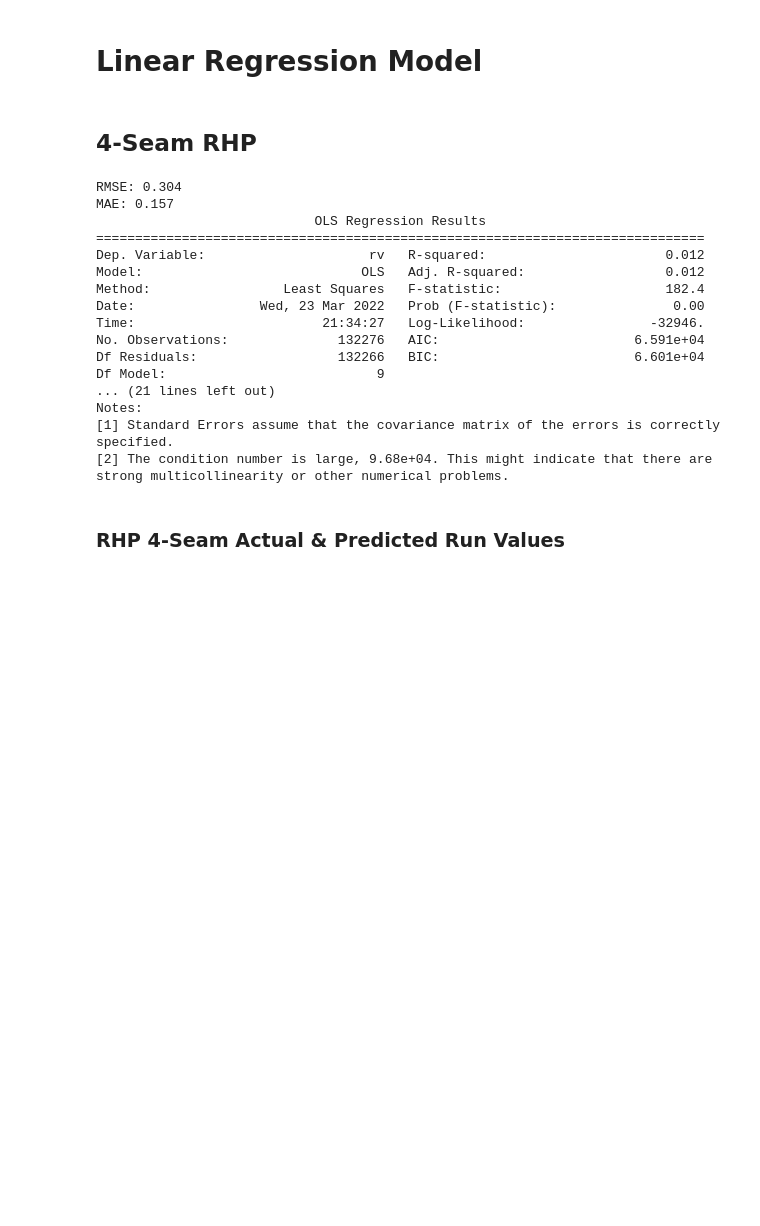
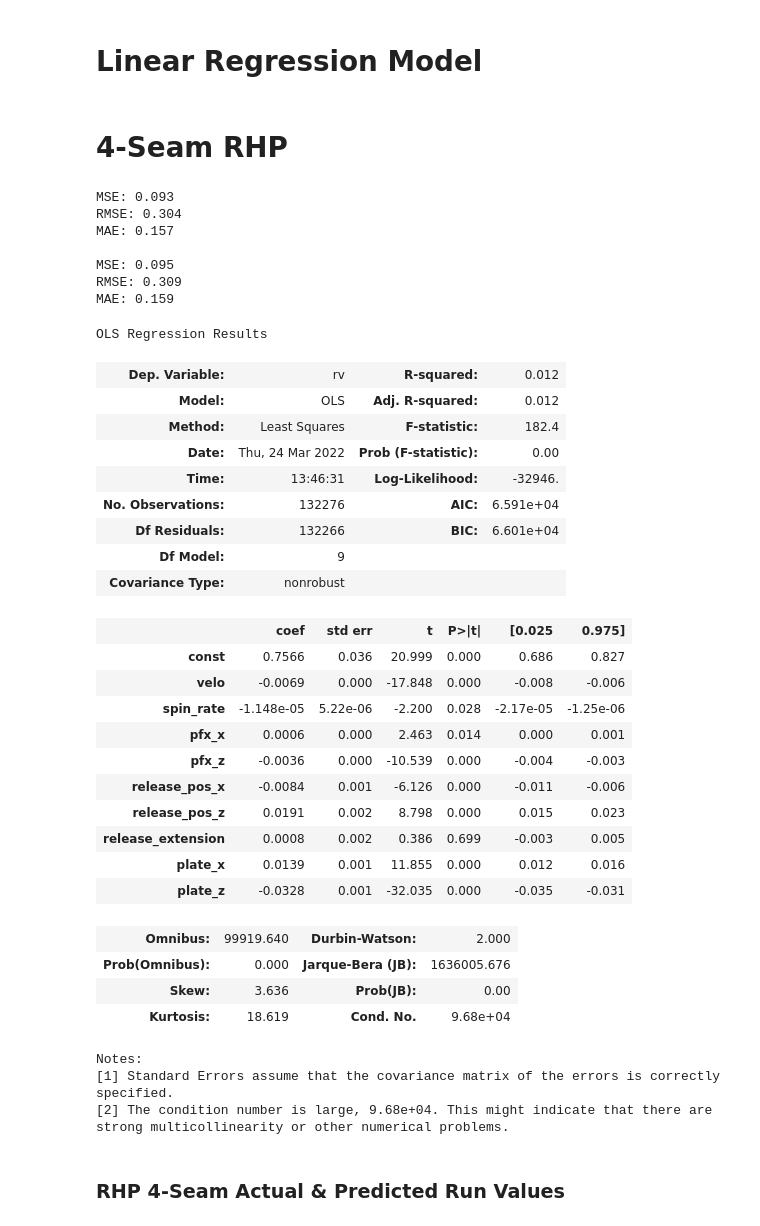
Before and after one commit to anthonyzurke/pitch-model, a Jupyter notebook: notebooks/model-pitch-quality-lr-Copy1.ipynb, the cells around one changed output. Drawn from its saved outputs; the diff is of its cells as text; code cells hidden in the pictures; blank space fills up the shorter version.

```diff
--- a/notebooks/model-pitch-quality-lr-Copy1.ipynb
+++ b/notebooks/model-pitch-quality-lr-Copy1.ipynb
@@ -238,42 +238,65 @@ Velocity, Spin Rate, VB, HB, Release Extension, Horizontal Release Position, Ver
 # %% [markdown]
 # Linear Regression Model
 # %% [markdown]
-## 4-Seam RHP
+# 4-Seam RHP
 # %%
 features_ff_r = ff_r.select_dtypes([np.number])
 X = features_ff_r.drop(columns = ['rv'])
 X = sm.add_constant(X)
 y = features_ff_r['rv']
 
 X_train, X_test, y_train, y_test = train_test_split(X, y, random_state = 1)
 
 ols_ff_r = sm.OLS(y_train, X_train).fit()
 pred_ff_r = ols_ff_r.predict(X_test)
 pred = ols_ff_r.predict(X)
 fitted_vals_ff_r = ols_ff_r.fittedvalues
 residuals_ff_r = ols_ff_r.resid
 
+print('MSE:', round((metrics.mean_squared_error(y_test, pred_ff_r)), 3))
 print('RMSE:', round(np.sqrt(metrics.mean_squared_error(y_test, pred_ff_r)), 3))
-print('MAE:', round(metrics.mean_absolute_error(y_test, pred_ff_r), 3))
-print(ols_ff_r.summary())
+print('MAE:', round(metrics.mean_absolute_error(y_test, pred_ff_r), 3), '\n')
+print('MSE:', round((metrics.mean_squared_error(y, pred)), 3))
+print('RMSE:', round(np.sqrt(metrics.mean_squared_error(y, pred)), 3))
+print('MAE:', round(metrics.mean_absolute_error(y, pred), 3))
+ols_ff_r.summary()
 # %% [output]
+MSE: 0.093
 RMSE: 0.304
 MAE: 0.157
-                            OLS Regression Results
-==============================================================================
-Dep. Variable:                     rv   R-squared:                       0.012
-Model:                            OLS   Adj. R-squared:                  0.012
-Method:                 Least Squares   F-statistic:                     182.4
-Date:                Wed, 23 Mar 2022   Prob (F-statistic):               0.00
-Time:                        21:34:27   Log-Likelihood:                -32946.
-No. Observations:              132276   AIC:                         6.591e+04
-Df Residuals:                  132266   BIC:                         6.601e+04
-Df Model:                           9
-... (21 lines left out)
-Notes:
-[1] Standard Errors assume that the covariance matrix of the errors is correctly specified.
-[2] The condition number is large, 9.68e+04. This might indicate that there are
-strong multicollinearity or other numerical problems.
+
+MSE: 0.095
+RMSE: 0.309
+MAE: 0.159
+OLS Regression Results
+| Dep. Variable: | rv | R-squared: | 0.012 |
+| Model: | OLS | Adj. R-squared: | 0.012 |
+| Method: | Least Squares | F-statistic: | 182.4 |
+| Date: | Thu, 24 Mar 2022 | Prob (F-statistic): | 0.00 |
+| Time: | 13:46:31 | Log-Likelihood: | -32946. |
+| No. Observations: | 132276 | AIC: | 6.591e+04 |
+| Df Residuals: | 132266 | BIC: | 6.601e+04 |
+| Df Model: | 9 |  |  |
+| Covariance Type: | nonrobust |  |  |
+|  | coef | std err | t | P>|t| | [0.025 | 0.975] |
+| const | 0.7566 | 0.036 | 20.999 | 0.000 | 0.686 | 0.827 |
+| velo | -0.0069 | 0.000 | -17.848 | 0.000 | -0.008 | -0.006 |
+| spin_rate | -1.148e-05 | 5.22e-06 | -2.200 | 0.028 | -2.17e-05 | -1.25e-06 |
+| pfx_x | 0.0006 | 0.000 | 2.463 | 0.014 | 0.000 | 0.001 |
+| pfx_z | -0.0036 | 0.000 | -10.539 | 0.000 | -0.004 | -0.003 |
+| release_pos_x | -0.0084 | 0.001 | -6.126 | 0.000 | -0.011 | -0.006 |
+| release_pos_z | 0.0191 | 0.002 | 8.798 | 0.000 | 0.015 | 0.023 |
+| release_extension | 0.0008 | 0.002 | 0.386 | 0.699 | -0.003 | 0.005 |
+| plate_x | 0.0139 | 0.001 | 11.855 | 0.000 | 0.012 | 0.016 |
+| plate_z | -0.0328 | 0.001 | -32.035 | 0.000 | -0.035 | -0.031 |
+| Omnibus: | 99919.640 | Durbin-Watson: | 2.000 |
+| Prob(Omnibus): | 0.000 | Jarque-Bera (JB): | 1636005.676 |
+| Skew: | 3.636 | Prob(JB): | 0.00 |
+| Kurtosis: | 18.619 | Cond. No. | 9.68e+04 |
+Notes:
+[1] Standard Errors assume that the covariance matrix of the errors is correctly specified.
+[2] The condition number is large, 9.68e+04. This might indicate that there are
+strong multicollinearity or other numerical problems.
 # %% [markdown]
 ### RHP 4-Seam Actual & Predicted Run Values
 # %%
```
Also changed, not shown: parts of 7 cells of this notebook, 2 other files.
